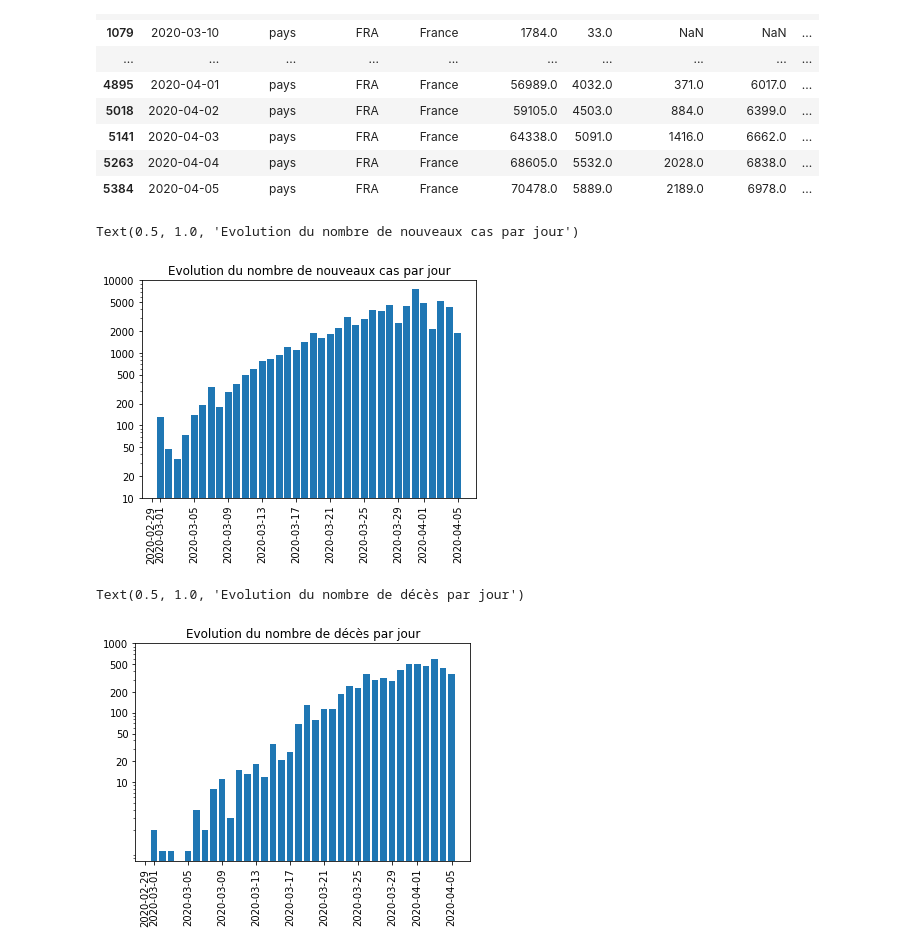
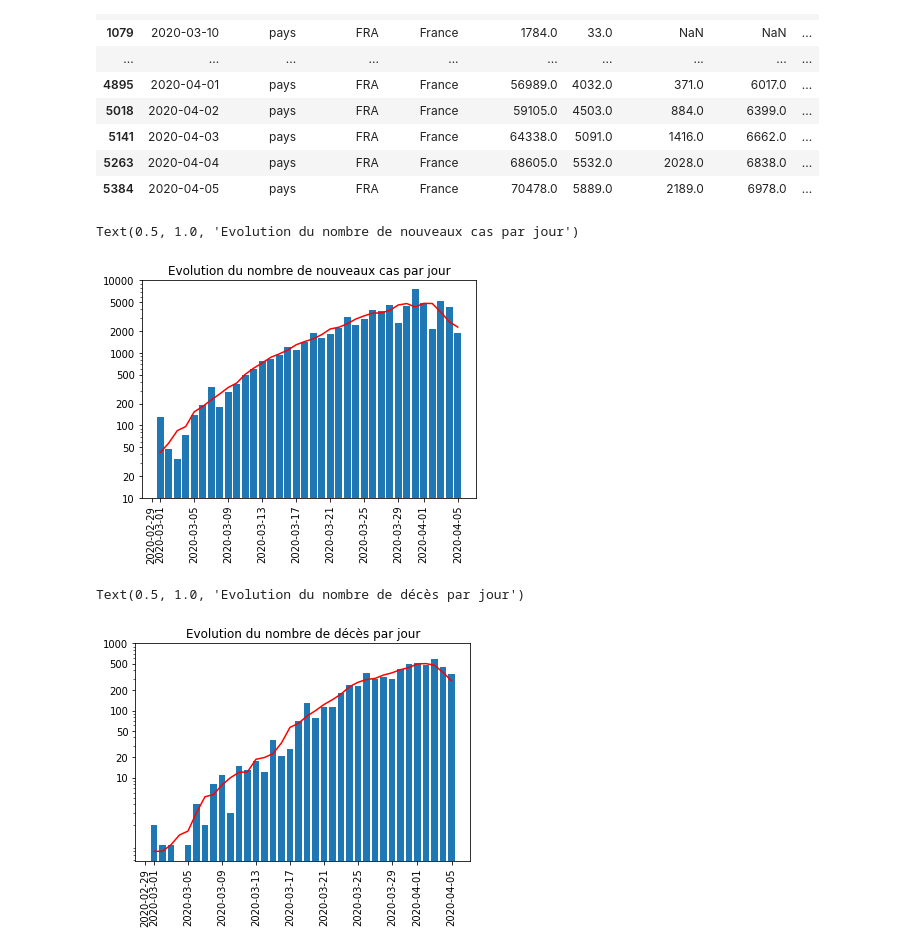
Before and after one commit to lsromain/covid19-visualizer, a Jupyter notebook: Covid19.ipynb, the cells around one changed output. Drawn from its saved outputs; the diff is of its cells as text; code cells hidden in the pictures.

```diff
--- a/Covid19.ipynb
+++ b/Covid19.ipynb
@@ -83,6 +83,8 @@ for lab, row in data_national.iterrows():
 # Display new cases
 dfig, ax = plt.subplots()
 ax.bar(data_national["date"], data_national["nouveaux_cas_confirmes"])
+N = 5
+ax.plot(data_national["date"], np.convolve(new_cases, np.ones((N,))/N, mode='same'), color='r')
 ax.set_yscale('log')
 ax.set_yticks([10, 20, 50, 100, 200, 500, 1000, 2000, 5000, 10000])
 ax.get_yaxis().set_major_formatter(ScalarFormatter())
@@ -90,7 +92,7 @@ plt.xticks(rotation=90)
 plt.title("Evolution du nombre de nouveaux cas par jour")
 # %% [output]
 Text(0.5, 1.0, 'Evolution du nombre de nouveaux cas par jour')
-[figure, old version]
+[figure, new version]
 # %%
 # Compute new cases
 deaths = np.array((list(data_national["deces"])))
@@ -105,12 +107,14 @@ for lab, row in data_national.iterrows():
 # %%
 # Display new cases
 dfig, ax = plt.subplots()
 ax.bar(data_national["date"], data_national["nouveaux_deces"])
+N = 5
+ax.plot(data_national["date"], np.convolve(new_deaths, np.ones((N,))/N, mode='same'), color='r')
 ax.set_yscale('log')
 ax.set_yticks([10, 20, 50, 100, 200, 500, 1000])
 ax.get_yaxis().set_major_formatter(ScalarFormatter())
 plt.xticks(rotation=90)
 plt.title("Evolution du nombre de décès par jour")
 # %% [output]
 Text(0.5, 1.0, 'Evolution du nombre de décès par jour')
-[figure, old version]
+[figure, new version]
```
